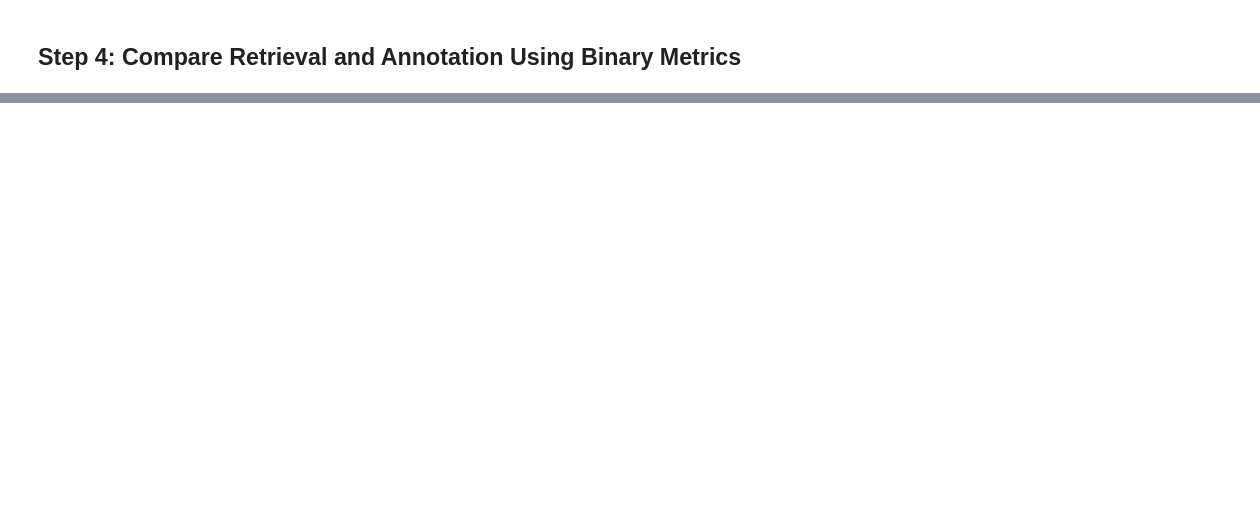
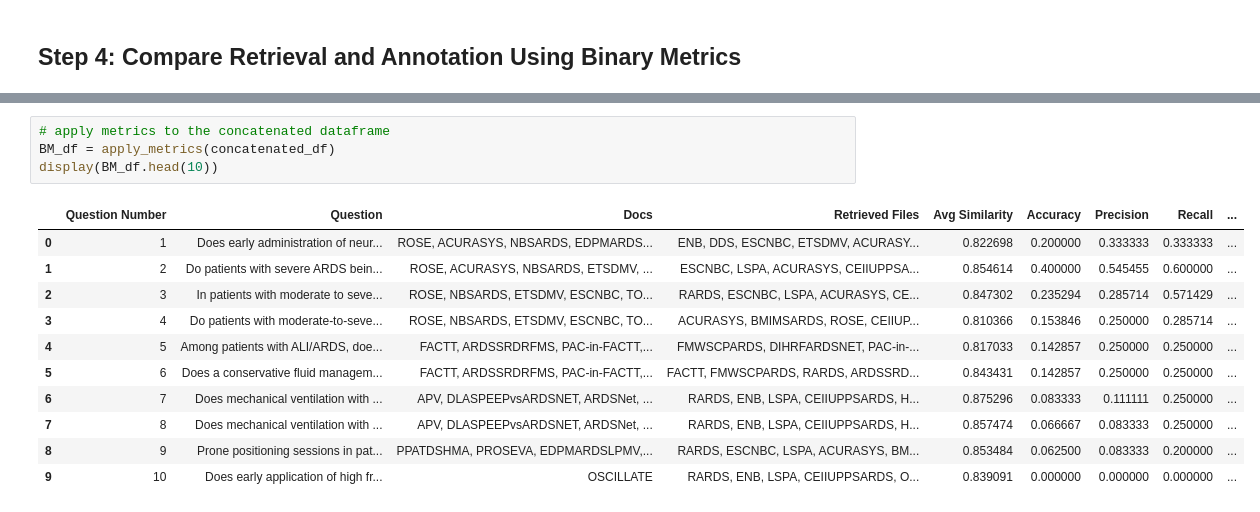
Before and after one commit to suim-park/GraphRAG_experiments, a Jupyter notebook: retrieve.ipynb, the cells around one changed output, grey strips where cells are left out. Saved outputs shown, nothing was run; the diff lists cells and outputs as text; blank space fills up the shorter version.

```diff
--- a/retrieve.ipynb
+++ b/retrieve.ipynb
@@ -211,3 +291,19 @@ display(BM_df.head())
+# %%
+# apply metrics to the concatenated dataframe
+BM_df = apply_metrics(concatenated_df)
+display(BM_df.head(10))
+# %% [output]
+|  | Question Number | Question | Docs | Retrieved Files | Avg Similarity | Accuracy | Precision | Recall | ... |
+| 0 | 1 | Does early administration of neur... | ROSE, ACURASYS, NBSARDS, EDPMARDS... | ENB, DDS, ESCNBC, ETSDMV, ACURASY... | 0.822698 | 0.200000 | 0.333333 | 0.333333 | ... |
+| 1 | 2 | Do patients with severe ARDS bein... | ROSE, ACURASYS, NBSARDS, ETSDMV, ... | ESCNBC, LSPA, ACURASYS, CEIIUPPSA... | 0.854614 | 0.400000 | 0.545455 | 0.600000 | ... |
+| 2 | 3 | In patients with moderate to seve... | ROSE, NBSARDS, ETSDMV, ESCNBC, TO... | RARDS, ESCNBC, LSPA, ACURASYS, CE... | 0.847302 | 0.235294 | 0.285714 | 0.571429 | ... |
+| 3 | 4 | Do patients with moderate-to-seve... | ROSE, NBSARDS, ETSDMV, ESCNBC, TO... | ACURASYS, BMIMSARDS, ROSE, CEIIUP... | 0.810366 | 0.153846 | 0.250000 | 0.285714 | ... |
+| 4 | 5 | Among patients with ALI/ARDS, doe... | FACTT, ARDSSRDRFMS, PAC-in-FACTT,... | FMWSCPARDS, DIHRFARDSNET, PAC-in-... | 0.817033 | 0.142857 | 0.250000 | 0.250000 | ... |
+| 5 | 6 | Does a conservative fluid managem... | FACTT, ARDSSRDRFMS, PAC-in-FACTT,... | FACTT, FMWSCPARDS, RARDS, ARDSSRD... | 0.843431 | 0.142857 | 0.250000 | 0.250000 | ... |
+| 6 | 7 | Does mechanical ventilation with ... | APV, DLASPEEPvsARDSNET, ARDSNet, ... | RARDS, ENB, LSPA, CEIIUPPSARDS, H... | 0.875296 | 0.083333 | 0.111111 | 0.250000 | ... |
+| 7 | 8 | Does mechanical ventilation with ... | APV, DLASPEEPvsARDSNET, ARDSNet, ... | RARDS, ENB, LSPA, CEIIUPPSARDS, H... | 0.857474 | 0.066667 | 0.083333 | 0.250000 | ... |
+| 8 | 9 | Prone positioning sessions in pat... | PPATDSHMA, PROSEVA, EDPMARDSLPMV,... | RARDS, ESCNBC, LSPA, ACURASYS, BM... | 0.853484 | 0.062500 | 0.083333 | 0.200000 | ... |
+| 9 | 10 | Does early application of high fr... | OSCILLATE | RARDS, ENB, LSPA, CEIIUPPSARDS, O... | 0.839091 | 0.000000 | 0.000000 | 0.000000 | ... |
 # %%
 # Print numerical results
 print("\nNumerical Results:")
```
Also changed, not shown: parts of 18 cells of this notebook, 8 other files.
